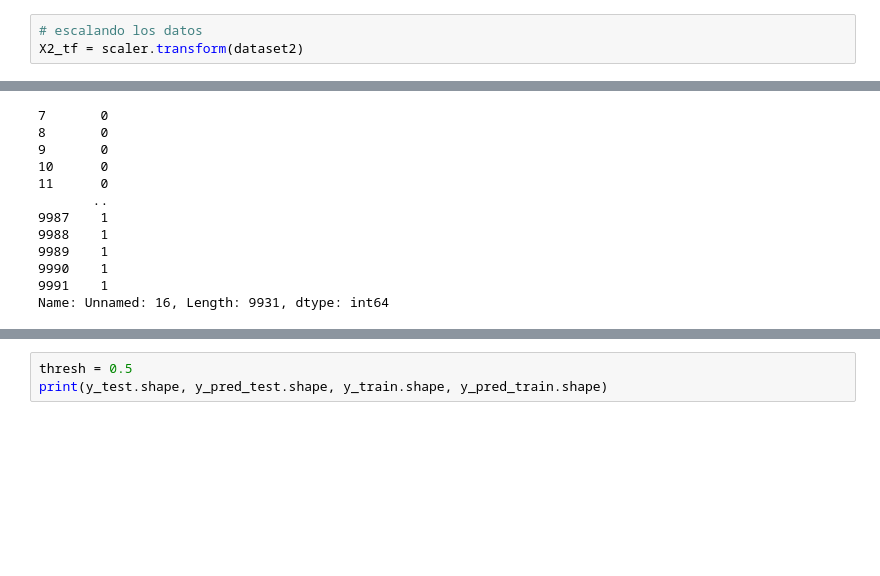
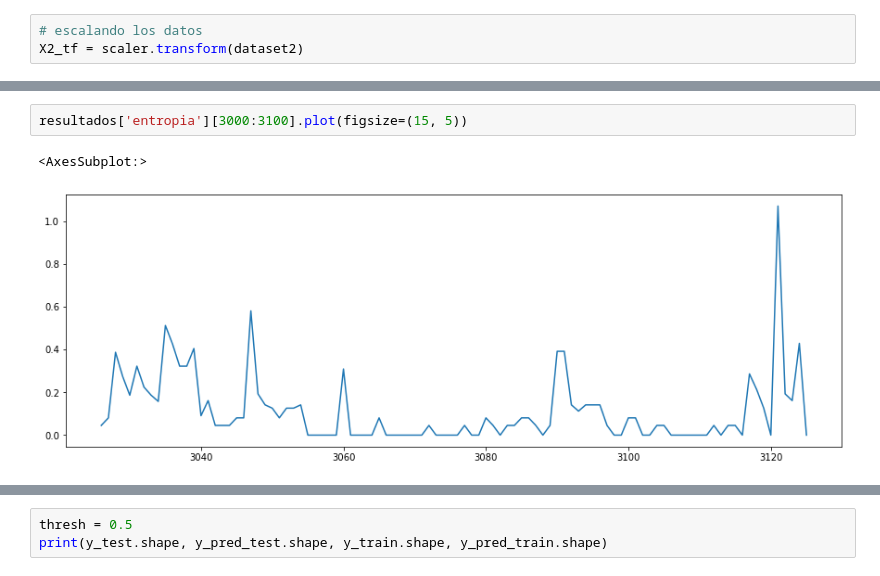
Before and after one commit to hoopercesar/Machine-Learning-Projects, a Jupyter notebook: Classification Model JAN 30 2023.ipynb, the cells around one changed output, grey strips where cells are left out. Saved outputs shown, nothing was run; the diff lists cells and outputs as text; blank space fills up the shorter version.

```diff
--- a/Classification Model JAN 30 2023.ipynb
+++ b/Classification Model JAN 30 2023.ipynb
@@ -261,15 +276,6 @@ array([[0.245, 0.71 , 0.045],
 # %%
+resultados['entropia'][3000:3100].plot(figsize=(15, 5))
 # %% [output]
-7       0
-8       0
-9       0
-10      0
-11      0
-       ..
-9987    1
-9988    1
-9989    1
-9990    1
-9991    1
-Name: Unnamed: 16, Length: 9931, dtype: int64
+<AxesSubplot:>
+[figure, added]
 # %%
```
Also changed, not shown: parts of 29 cells of this notebook.
